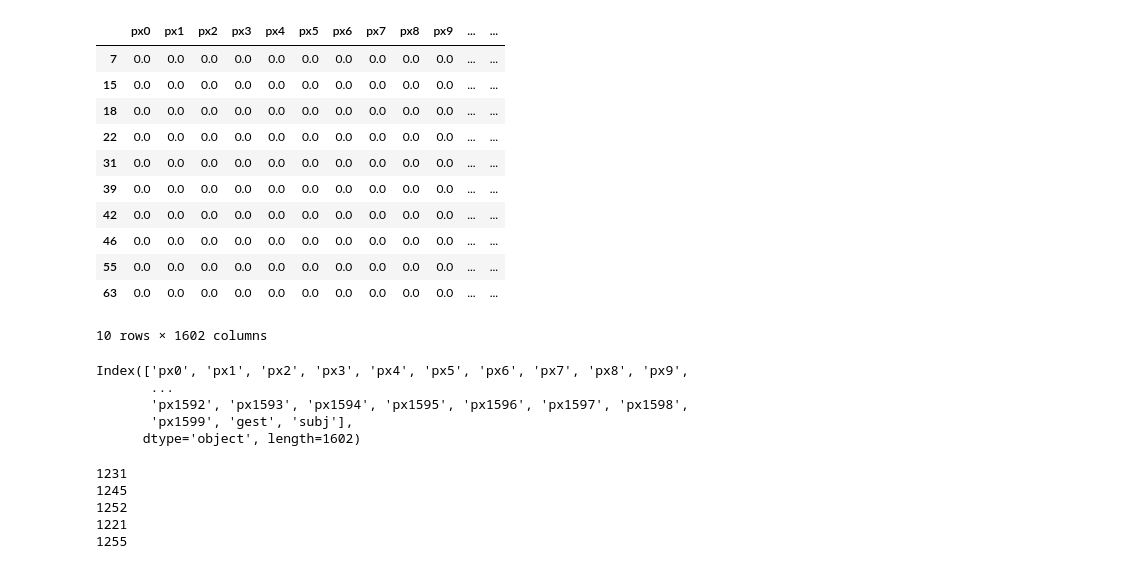
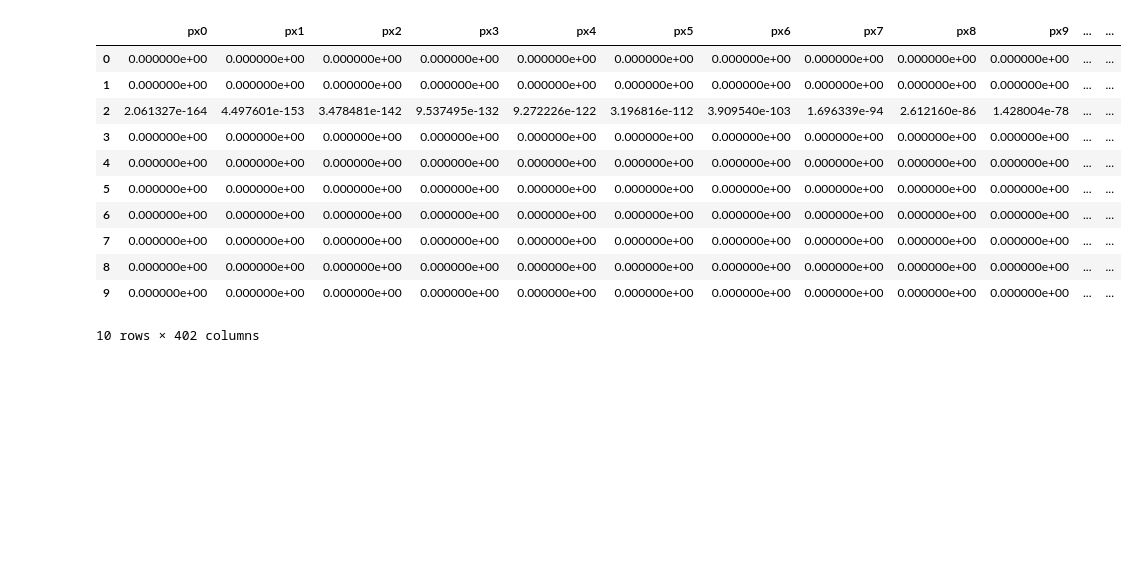
Before and after one commit to samvoisin/TDAforGesturePredictionsEMG, a Jupyter notebook: pim_df_EDA.ipynb, the cells around one changed output. Cells and saved outputs as stored; diff of their text form; code cells hidden in the pictures; blank space fills up the shorter version.

```diff
--- a/pim_df_EDA.ipynb
+++ b/pim_df_EDA.ipynb
@@ -7,26 +7,18 @@ import seaborn as sns
 
 from persim import PersImage
 # %%
-pim_df = pd.read_csv("./pim_vectors_40.csv")
-pim_df.loc[pim_df.gest==1.0].head(10)
+pim_df = pd.read_csv("./pim_vectors_mp20_sbst.csv")
+pim_df.head(10)
 # %% [output]
 |  | px0 | px1 | px2 | px3 | px4 | px5 | px6 | px7 | px8 | px9 | ... | ... |
-| 7 | 0.0 | 0.0 | 0.0 | 0.0 | 0.0 | 0.0 | 0.0 | 0.0 | 0.0 | 0.0 | ... | ... |
-| 15 | 0.0 | 0.0 | 0.0 | 0.0 | 0.0 | 0.0 | 0.0 | 0.0 | 0.0 | 0.0 | ... | ... |
-| 18 | 0.0 | 0.0 | 0.0 | 0.0 | 0.0 | 0.0 | 0.0 | 0.0 | 0.0 | 0.0 | ... | ... |
-| 22 | 0.0 | 0.0 | 0.0 | 0.0 | 0.0 | 0.0 | 0.0 | 0.0 | 0.0 | 0.0 | ... | ... |
-| 31 | 0.0 | 0.0 | 0.0 | 0.0 | 0.0 | 0.0 | 0.0 | 0.0 | 0.0 | 0.0 | ... | ... |
-| 39 | 0.0 | 0.0 | 0.0 | 0.0 | 0.0 | 0.0 | 0.0 | 0.0 | 0.0 | 0.0 | ... | ... |
-| 42 | 0.0 | 0.0 | 0.0 | 0.0 | 0.0 | 0.0 | 0.0 | 0.0 | 0.0 | 0.0 | ... | ... |
-| 46 | 0.0 | 0.0 | 0.0 | 0.0 | 0.0 | 0.0 | 0.0 | 0.0 | 0.0 | 0.0 | ... | ... |
-| 55 | 0.0 | 0.0 | 0.0 | 0.0 | 0.0 | 0.0 | 0.0 | 0.0 | 0.0 | 0.0 | ... | ... |
-| 63 | 0.0 | 0.0 | 0.0 | 0.0 | 0.0 | 0.0 | 0.0 | 0.0 | 0.0 | 0.0 | ... | ... |
+| 0 | 0.000000e+00 | 0.000000e+00 | 0.000000e+00 | 0.000000e+00 | 0.000000e+00 | 0.000000e+00 | 0.000000e+00 | 0.000000e+00 | 0.000000e+00 | 0.000000e+00 | ... | ... |
+| 1 | 0.000000e+00 | 0.000000e+00 | 0.000000e+00 | 0.000000e+00 | 0.000000e+00 | 0.000000e+00 | 0.000000e+00 | 0.000000e+00 | 0.000000e+00 | 0.000000e+00 | ... | ... |
+| 2 | 2.061327e-164 | 4.497601e-153 | 3.478481e-142 | 9.537495e-132 | 9.272226e-122 | 3.196816e-112 | 3.909540e-103 | 1.696339e-94 | 2.612160e-86 | 1.428004e-78 | ... | ... |
+| 3 | 0.000000e+00 | 0.000000e+00 | 0.000000e+00 | 0.000000e+00 | 0.000000e+00 | 0.000000e+00 | 0.000000e+00 | 0.000000e+00 | 0.000000e+00 | 0.000000e+00 | ... | ... |
+| 4 | 0.000000e+00 | 0.000000e+00 | 0.000000e+00 | 0.000000e+00 | 0.000000e+00 | 0.000000e+00 | 0.000000e+00 | 0.000000e+00 | 0.000000e+00 | 0.000000e+00 | ... | ... |
+| 5 | 0.000000e+00 | 0.000000e+00 | 0.000000e+00 | 0.000000e+00 | 0.000000e+00 | 0.000000e+00 | 0.000000e+00 | 0.000000e+00 | 0.000000e+00 | 0.000000e+00 | ... | ... |
+| 6 | 0.000000e+00 | 0.000000e+00 | 0.000000e+00 | 0.000000e+00 | 0.000000e+00 | 0.000000e+00 | 0.000000e+00 | 0.000000e+00 | 0.000000e+00 | 0.000000e+00 | ... | ... |
+| 7 | 0.000000e+00 | 0.000000e+00 | 0.000000e+00 | 0.000000e+00 | 0.000000e+00 | 0.000000e+00 | 0.000000e+00 | 0.000000e+00 | 0.000000e+00 | 0.000000e+00 | ... | ... |
+| 8 | 0.000000e+00 | 0.000000e+00 | 0.000000e+00 | 0.000000e+00 | 0.000000e+00 | 0.000000e+00 | 0.000000e+00 | 0.000000e+00 | 0.000000e+00 | 0.000000e+00 | ... | ... |
+| 9 | 0.000000e+00 | 0.000000e+00 | 0.000000e+00 | 0.000000e+00 | 0.000000e+00 | 0.000000e+00 | 0.000000e+00 | 0.000000e+00 | 0.000000e+00 | 0.000000e+00 | ... | ... |
-10 rows × 1602 columns
+10 rows × 402 columns
-# %%
-pim_df.columns = []
-# %% [output]
-Index(['px0', 'px1', 'px2', 'px3', 'px4', 'px5', 'px6', 'px7', 'px8', 'px9',
-       ...
-       'px1592', 'px1593', 'px1594', 'px1595', 'px1596', 'px1597', 'px1598',
-       'px1599', 'gest', 'subj'],
-      dtype='object', length=1602)
@@ -40,12 +24,0 @@ g2n=pim_df.loc[pim_df.gest==5.0].iloc[5,:-2]
-# %%
-print(sum(np.isclose(g5, g3)))
-print(sum(np.isclose(g5, g4)))
-print(sum(np.isclose(g5, g2)))
-print(sum(np.isclose(g5, g2n)))
-print(sum(np.isclose(g4, g3)))
-# %% [output]
-1231
-1245
-1252
-1221
-1255
```
Also changed, not shown: parts of 14 cells of this notebook, 7 other files.
